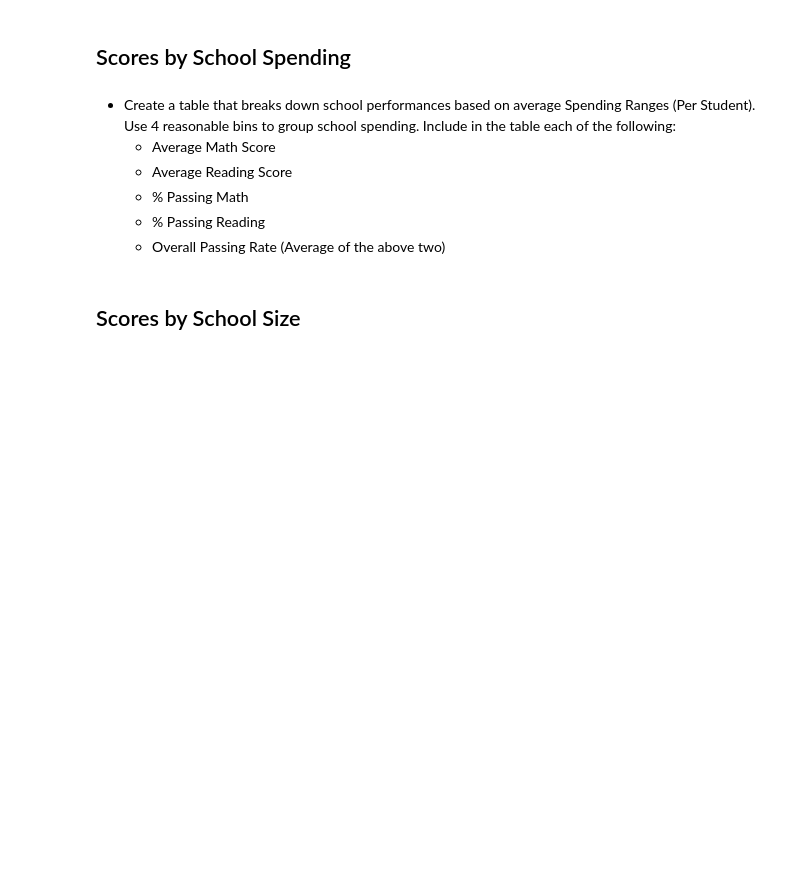
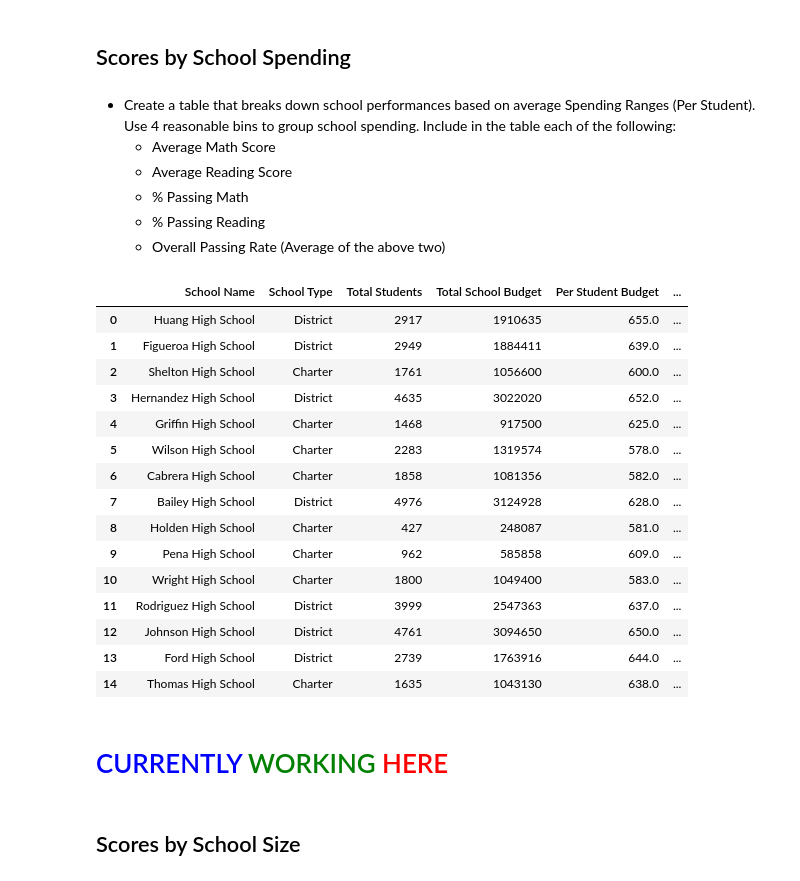
Before and after one commit to JohnTorgerson/pandas-challenge, a Jupyter notebook: PyCitySchools/Py_City_Schools.ipynb, the cells around one changed output. Drawn from its saved outputs; the diff is of its cells as text; code cells hidden in the pictures; blank space fills up the shorter version.

Commit message:
Testing binning dataframes

```diff
--- a/PyCitySchools/Py_City_Schools.ipynb
+++ b/PyCitySchools/Py_City_Schools.ipynb
@@ -114,7 +114,7 @@ bai_df = comb_df[comb_df['school_name'] == 'Bailey High School']
 hol_df = comb_df[comb_df['school_name'] == 'Holden High School']
 pen_df = comb_df[comb_df['school_name'] == 'Pena High School']
 wri_df = comb_df[comb_df['school_name'] == 'Wright High School']
-rod_df = comb_df[comb_df['school_name'] == 'Rodriquez High School']
+rod_df = comb_df[comb_df['school_name'] == 'Rodriguez High School']
 joh_df = comb_df[comb_df['school_name'] == 'Johnson High School']
 for_df = comb_df[comb_df['school_name'] == 'Ford High School']
 tho_df = comb_df[comb_df['school_name'] == 'Thomas High School']
@@ -382,11 +372,11 @@ sch_sum_df = pd.DataFrame({
         "4761", "2739", "1635"], "Total School Budget": ["1910635", "1884411", "1056600", "3022020", "917500", "1319574", \
         "1081356", "3124928", "248087", "585858", "1049400", "2547363", "3094650", "1763916", "1043130"], "Per Student Budget": \
         [(huaBi), (figBi), (sheBi), (herBi), (griBi), (wilBi), (cabBi), (baiBi), (holBi), (penBi), (wriBi), (rodBi), (johBi), \
-        (forBi), (thoBi)], "Average Reading Score": [(aRhua), (aRfig), (aRshe), (aRher), (aRgri), (aRwil), (aRcab), (aRbai) \
-        (aRhol), (aRpen), (aRwri), (aRrod), (aRjoh), (aRfor), (aRtho)], "Average Math Score": [(aMhua), (aMfig), (aMshe) \
+        (forBi), (thoBi)], "Average Reading Score": [(aRhua), (aRfig), (aRshe), (aRher), (aRgri), (aRwil), (aRcab), (aRbai), \
+        (aRhol), (aRpen), (aRwri), (aRrod), (aRjoh), (aRfor), (aRtho)], "Average Math Score": [(aMhua), (aMfig), (aMshe), \
         (aMher), (aMgri), (aMwil), (aMcab), (aMbai), (aMhol), (aMpen), (aMwri), (aMrod), (aMjoh), (aMfor), (aMtho)], \
         "% Passing Math": [(ppMhua), (ppMfig), (ppMshe), (ppMher), (ppMgri), (ppMwil), (ppMcab), (ppMbai), (ppMhol), (ppMpen), \
-        (ppMwri), (ppMrod), (ppMjoh), (ppMfor), (ppMtho)]})#, \
-        #"% Passing Reading": [ppRhua, ppMRig, ppRshe, ppRher, ppRgri, ppRwil, ppRcab, ppRbai, ppRhol, ppRpen, ppRwri, ppRrod, \
-        #ppRjoh, ppRfor, ppRtho], "% Overall Passing": [ppAhua, ppAfig, ppAshe, ppAher, ppAgri, ppAwil, ppAcab, ppAbai, ppAhol, \
-        #ppApen, ppAwri, ppArod, ppAjoh, ppAfor, ppAtho]})
+        (ppMwri), (ppMrod), (ppMjoh), (ppMfor), (ppMtho)], "% Passing Reading": [(ppRhua), (ppMfig), (ppRshe), (ppRher), \
+        (ppRgri), (ppRwil), (ppRcab), (ppRbai), (ppRhol), (ppRpen), (ppRwri), (ppRrod), (ppRjoh), (ppRfor), (ppRtho)], \
+        "% Overall Passing": [(ppAhua), (ppAfig), (ppAshe), (ppAher), (ppAgri), (ppAwil), (ppAcab), (ppAbai), (ppAhol), \
+        (ppApen), (ppAwri), (ppArod), (ppAjoh), (ppAfor), (ppAtho)]})
@@ -444,5 +495,33 @@ studByYr_summary = gr_Sch_df({' ': school_name,
   * % Passing Math
   * % Passing Reading
   * Overall Passing Rate (Average of the above two)
+# %%
+abc_df = sch_sum_df
+# %%
+bins = [577, 596.9, 616.9, 636.9, 657]
+budg_labels = ["577-596", "597-616", "617-636", "637-657"]
+
+budg_sum_df = abc_df
+budg_sum_df["Budget Group"] = pd.cut(budg_sum_df['Per Student Budget'], bins, labels=budg_labels)
+budg_sum_df
+# %% [output]
+|  | School Name | School Type | Total Students | Total School Budget | Per Student Budget | ... |
+| 0 | Huang High School | District | 2917 | 1910635 | 655.0 | ... |
+| 1 | Figueroa High School | District | 2949 | 1884411 | 639.0 | ... |
+| 2 | Shelton High School | Charter | 1761 | 1056600 | 600.0 | ... |
+| 3 | Hernandez High School | District | 4635 | 3022020 | 652.0 | ... |
+| 4 | Griffin High School | Charter | 1468 | 917500 | 625.0 | ... |
+| 5 | Wilson High School | Charter | 2283 | 1319574 | 578.0 | ... |
+| 6 | Cabrera High School | Charter | 1858 | 1081356 | 582.0 | ... |
+| 7 | Bailey High School | District | 4976 | 3124928 | 628.0 | ... |
+| 8 | Holden High School | Charter | 427 | 248087 | 581.0 | ... |
+| 9 | Pena High School | Charter | 962 | 585858 | 609.0 | ... |
+| 10 | Wright High School | Charter | 1800 | 1049400 | 583.0 | ... |
+| 11 | Rodriguez High School | District | 3999 | 2547363 | 637.0 | ... |
+| 12 | Johnson High School | District | 4761 | 3094650 | 650.0 | ... |
+| 13 | Ford High School | District | 2739 | 1763916 | 644.0 | ... |
+| 14 | Thomas High School | Charter | 1635 | 1043130 | 638.0 | ... |
+# %% [markdown]
+# <span style="color: blue;">CURRENTLY</span> <span style="color: green;">WORKING</span> <span style="color: red;">HERE</span>
 # %% [markdown]
 ## Scores by School Size
```
Also changed, not shown: parts of 15 cells of this notebook.
